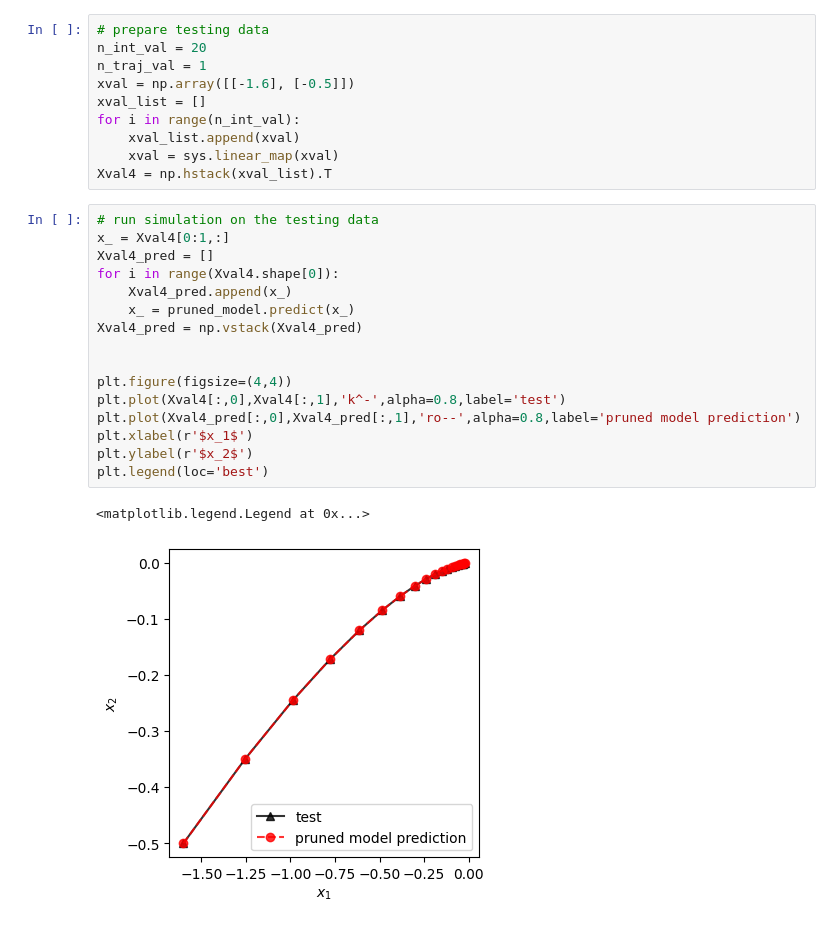
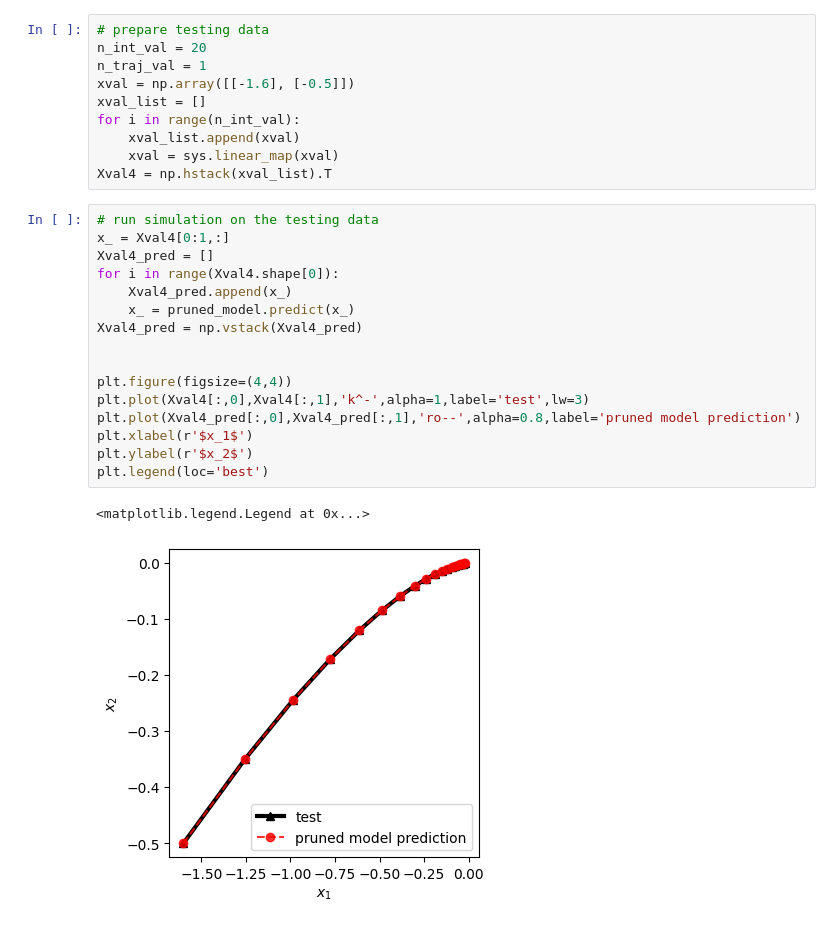
Before and after one commit to dynamicslab/pykoopman, a Jupyter notebook: examples/tutorial_sparse_modes_selection_2d_linear_system.ipynb, the cells around one changed output. Cells and saved outputs as stored; diff of their text form.

Commit message:
test with vscode

```diff
--- a/examples/tutorial_sparse_modes_selection_2d_linear_system.ipynb
+++ b/examples/tutorial_sparse_modes_selection_2d_linear_system.ipynb
@@ -185,19 +183,19 @@ Xval4 = np.hstack(xval_list).T
 # %%
 # run simulation on the testing data
 x_ = Xval4[0:1,:]
 Xval4_pred = []
 for i in range(Xval4.shape[0]):
     Xval4_pred.append(x_)
     x_ = pruned_model.predict(x_)
 Xval4_pred = np.vstack(Xval4_pred)
 
 
 plt.figure(figsize=(4,4))
-plt.plot(Xval4[:,0],Xval4[:,1],'k^-',alpha=0.8,label='test')
+plt.plot(Xval4[:,0],Xval4[:,1],'k^-',alpha=1,label='test',lw=3)
 plt.plot(Xval4_pred[:,0],Xval4_pred[:,1],'ro--',alpha=0.8,label='pruned model prediction')
 plt.xlabel(r'$x_1$')
 plt.ylabel(r'$x_2$')
 plt.legend(loc='best')
 # %% [output]
 <matplotlib.legend.Legend at 0x...>
-[figure, old version]
+[figure, new version]
```
Also changed, not shown: parts of 2 cells of this notebook, 2 other files.
